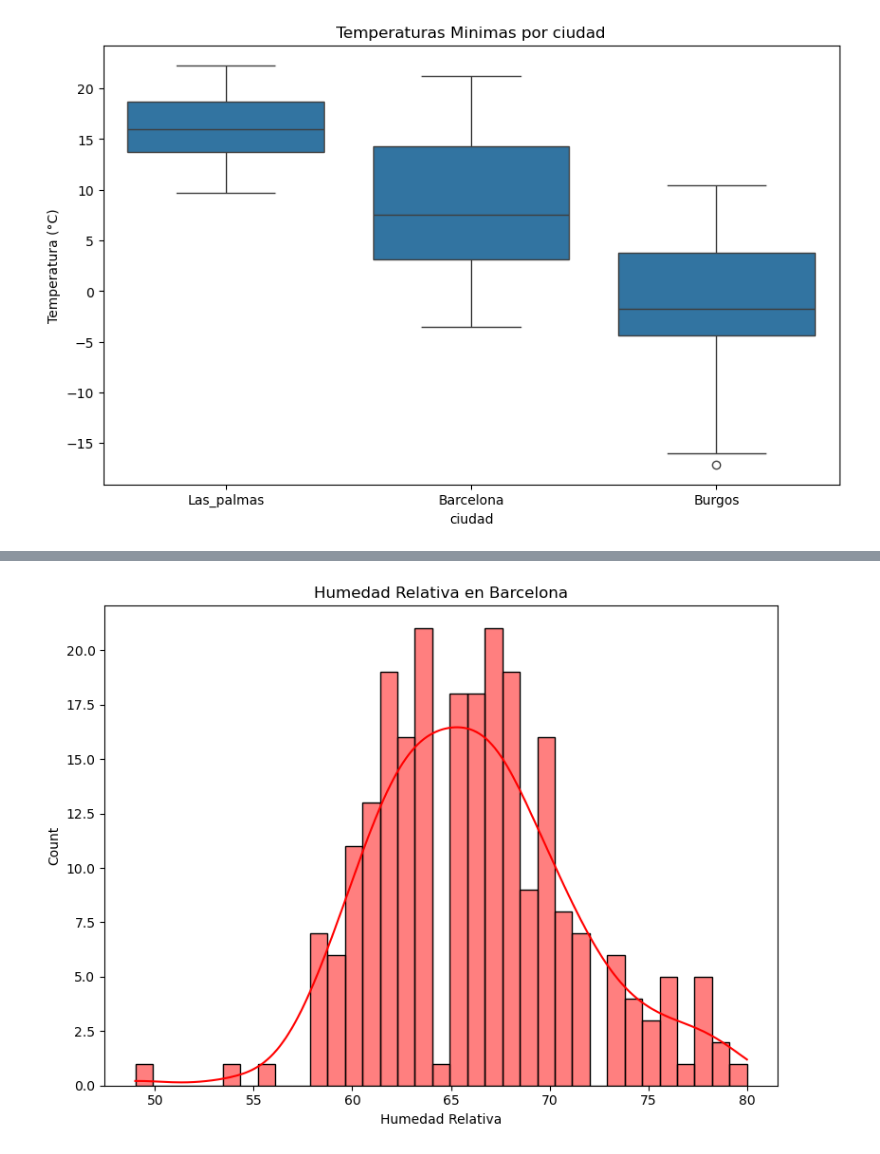
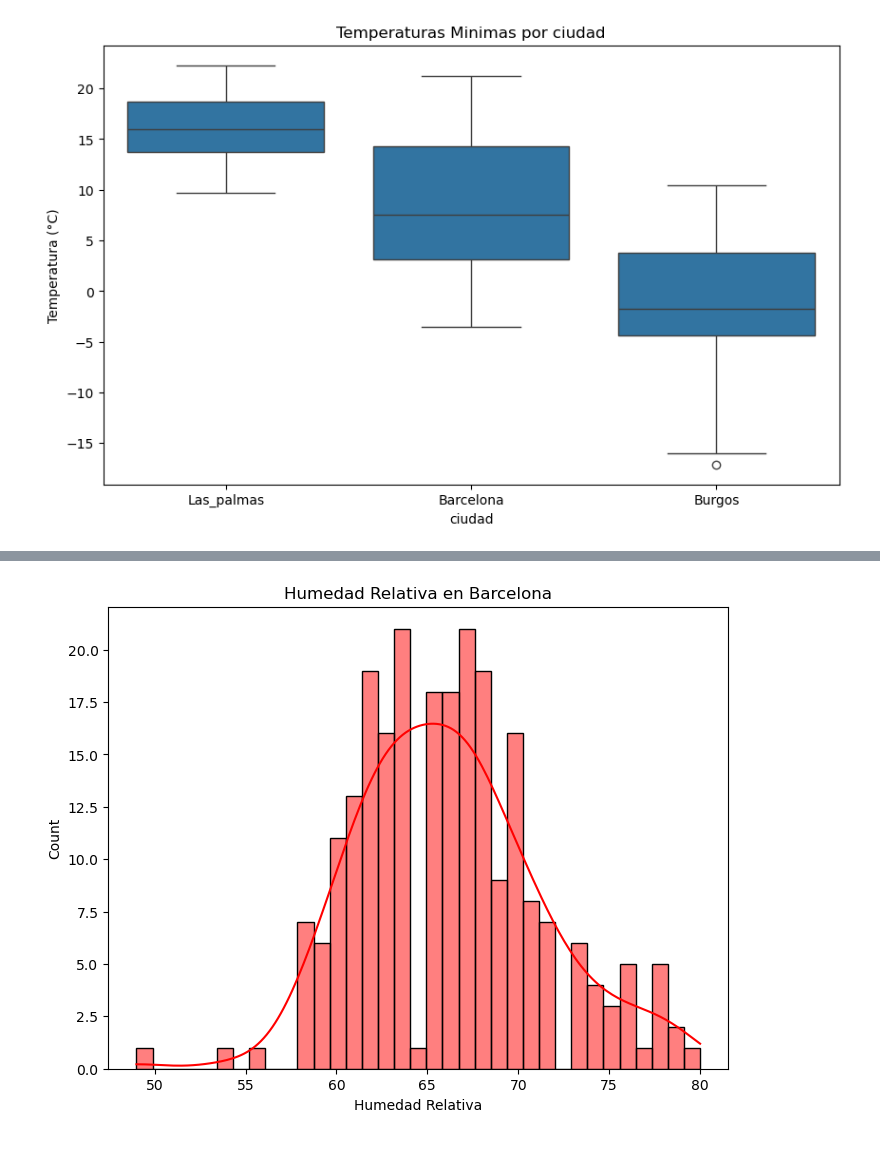
Before and after one commit to IgnacioMaese/Proyecto-AEMET-2, a Jupyter notebook: 4-analisis-conjunto.ipynb, the cells around one changed output, grey strips where cells are left out. Saved outputs shown, nothing was run; the diff lists cells and outputs as text; code cells hidden in the pictures.

```diff
--- a/4-analisis-conjunto.ipynb
+++ b/4-analisis-conjunto.ipynb
@@ -328,15 +325,12 @@ plt.show()
 # %%
 #Histograma de la Humedad Relativa
-
-import numpy as np
 
 plt.figure(figsize = (8, 6))
 sns.histplot(df_Barcelona["Humedad Relativa"], color = "red", kde = True, bins = 35)
 
 plt.title("Humedad Relativa en Barcelona")
-plt.tight_layout()
 plt.show()
 # %% [output]
-[figure, old version]
+[figure, new version]
 # %%
 #Histograma de la Humedad Relativa
```
Also changed, not shown: parts of 2 cells of this notebook.
